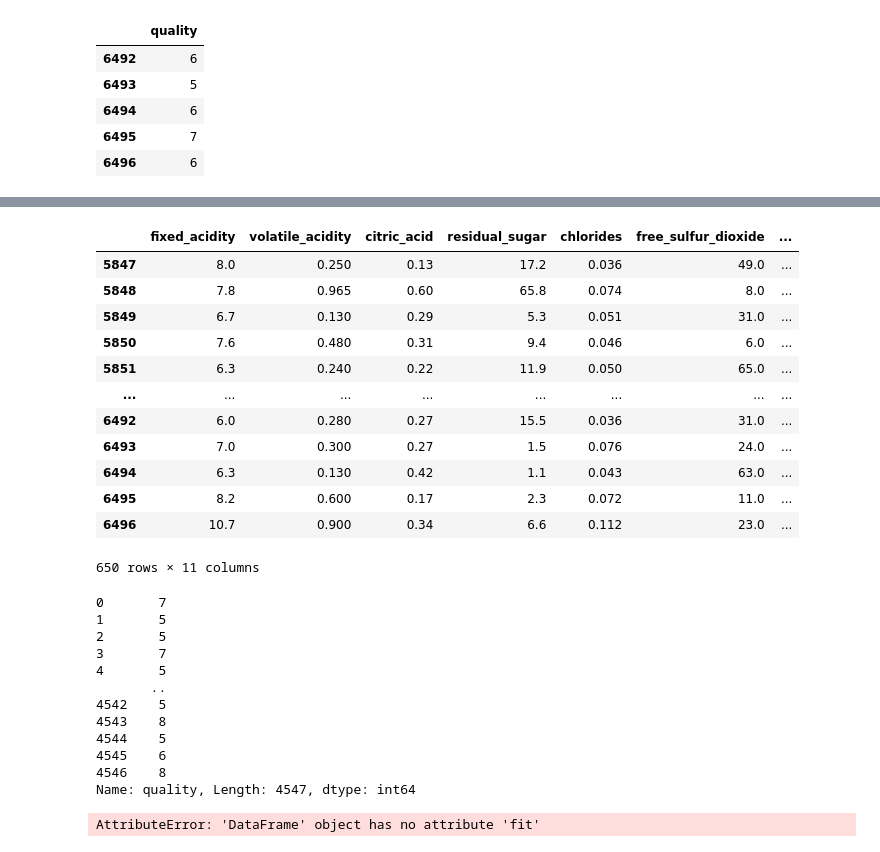
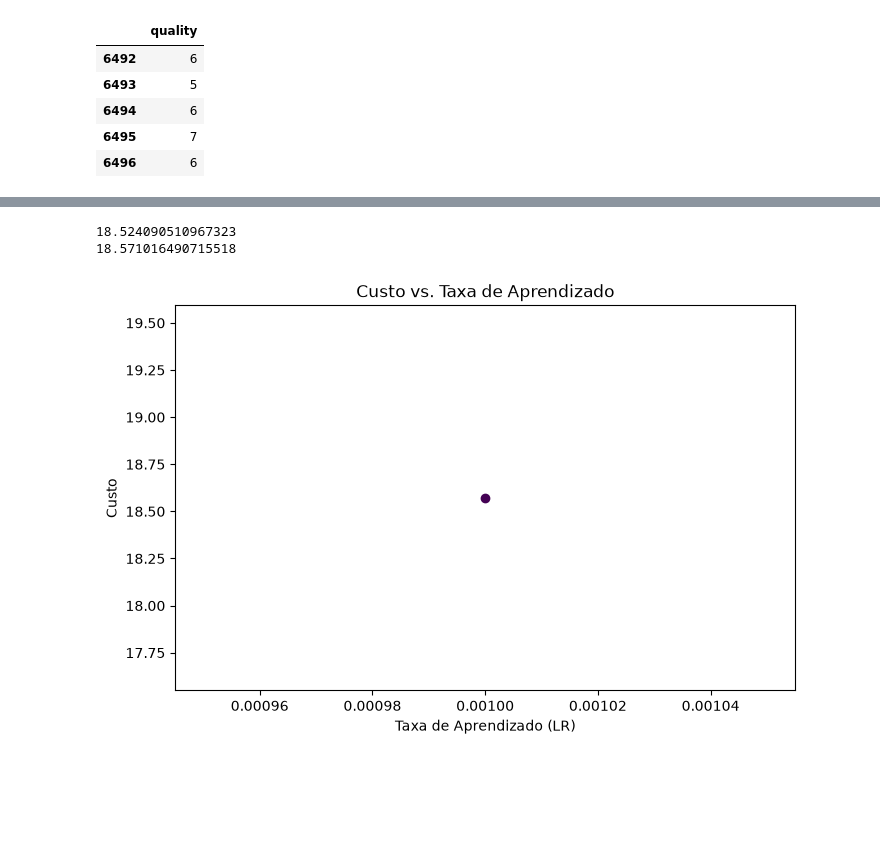
Before and after one commit to expeditow/machine-learning-study, a Jupyter notebook: regres-linear-grad.ipynb, the cells around one changed output, grey strips where cells are left out. Drawn from its saved outputs; the diff is of its cells as text; code cells hidden in the pictures; blank space fills up the shorter version.

```diff
--- a/regres-linear-grad.ipynb
+++ b/regres-linear-grad.ipynb
@@ -99,6 +99,13 @@ class EvaluativeMetrics:
     def MSE(self) -> float:
             """"""
             return 1/len(self.y_pred) * np.sum((self.y_pred - self.y)**2)
+# %%
+def get_cyclical_lr(step, base_lr, max_lr, step_size):
+    """Calcula a taxa de aprendizado usando a onda triangular"""
+    ciclo = math.floor(1 + step / (2 * step_size))
+    x = abs(step / step_size - 2 * ciclo + 1)
+    lr = base_lr + (max_lr - base_lr) * max(0, (1 - x))
+    return lr
 # %%
 class RTrainer:
     # Etapa de treinamento, é a mais simples, implementação está no slide
@@ -201,11 +219,12 @@ def testando_fit_modelo(modelo: RTrainer, dados_entrada: np.ndarray, y: np.ndarr
 
 # TODO: Construir outras validações aqui
 # %%
-testando = RTrainer(
-    a = 0.0001,
-    ephocs=10000,
+trainer = RTrainer(
+    base_lr=0.001,
+    max_lr=0.01,
+    step_size=500,  # A cada 500 épocas a taxa atinge o pico (1 ciclo = 1000 épocas)
+    ephocs=30000,
     logger=True
 )
-
 #testando_fit_modelo(testando, df_sintetico['x'].to_numpy(), df_sintetico['y'].to_numpy() )
 #vetores_peso = testando.fit(df_sintetico['x'].to_numpy(), df_sintetico['y'].to_numpy()) # TODO: corrigir isso aqui para poder testar
@@ -245,7 +254,7 @@ y.tail()
 | 6495 | 7 |
 | 6496 | 6 |
 # %%
-def train_test_validation_split(entrada: pd.DataFrame, saida: pd.DataFrame | None = None, output: str | None = None):
+def train_test_validation_split(entrada: pd.DataFrame, saida: pd.DataFrame | None = None, output: str | None = None, normalizar: bool | None = None):
     """ Função que vai fazer o embaralhamento dos dados, para garantir que não haja nenhum viés no treinamento. Além disso, separamos os dados em treinamento, validação e teste. Vamos passar um único Dataframe e vamos separar aqui dentro"""
 
     # TODO: se estiver a fim, da para deixar bem redondinho essa função, mas por enquanto não vou fazer
@@ -289,6 +298,12 @@ def train_test_validation_split(entrada: pd.DataFrame, saida: pd.DataFrame | Non
     X_val, y_val = parteValidacao[colunas_X].copy(), parteValidacao[coluna_Y].copy()
     X_test, y_test = parteTeste[colunas_X].copy(),  parteTeste[coluna_Y].copy()
 
+    if normalizar:
+        for i in X_test.columns:
+            X_test[i] = (X_test[i] - X_test[i].mean()) / X_test[i].std()
+            X_train[i] = (X_train[i] - X_train[i].mean()) / X_train[i].std()
+            X_val[i] = (X_val[i] - X_val[i].mean()) / X_val[i].std()
+
     return X_train, y_train, X_val, y_val, X_test, y_test
 # %%
-X_train, y_train, X_val, y_val, X_test, y_test = train_test_validation_split(X, y)
+X_train, y_train, X_val, y_val, X_test, y_test = train_test_validation_split(X, y, normalizar=True)
@@ -327,35 +310,6 @@ X_val
-# %%
-X_test
-# %% [output]
-|  | fixed_acidity | volatile_acidity | citric_acid | residual_sugar | chlorides | free_sulfur_dioxide | ... |
-| 5847 | 8.0 | 0.250 | 0.13 | 17.2 | 0.036 | 49.0 | ... |
-| 5848 | 7.8 | 0.965 | 0.60 | 65.8 | 0.074 | 8.0 | ... |
-| 5849 | 6.7 | 0.130 | 0.29 | 5.3 | 0.051 | 31.0 | ... |
-| 5850 | 7.6 | 0.480 | 0.31 | 9.4 | 0.046 | 6.0 | ... |
-| 5851 | 6.3 | 0.240 | 0.22 | 11.9 | 0.050 | 65.0 | ... |
-| ... | ... | ... | ... | ... | ... | ... | ... |
-| 6492 | 6.0 | 0.280 | 0.27 | 15.5 | 0.036 | 31.0 | ... |
-| 6493 | 7.0 | 0.300 | 0.27 | 1.5 | 0.076 | 24.0 | ... |
-| 6494 | 6.3 | 0.130 | 0.42 | 1.1 | 0.043 | 63.0 | ... |
-| 6495 | 8.2 | 0.600 | 0.17 | 2.3 | 0.072 | 11.0 | ... |
-| 6496 | 10.7 | 0.900 | 0.34 | 6.6 | 0.112 | 23.0 | ... |
-650 rows × 11 columns
-# %%
-y_train
-# %% [output]
-0       7
-1       5
-2       5
-3       7
-4       5
-       ..
-4542    5
-4543    8
-4544    5
-4545    6
-4546    8
-Name: quality, Length: 4547, dtype: int64
 # %%
-vetores_peso = testando.fit(X_train.to_numpy(), y_train.to_numpy(), X_validation.to_numpy(), y_validation.to_numpy())
+vetores_peso = trainer.fit(X_train, y_train, X_val, y_val)
 # %% [output]
-AttributeError: 'DataFrame' object has no attribute 'fit'
+18.524090510967323
+18.571016490715518
+[figure, added]
```
Also changed, not shown: parts of 8 cells of this notebook.
